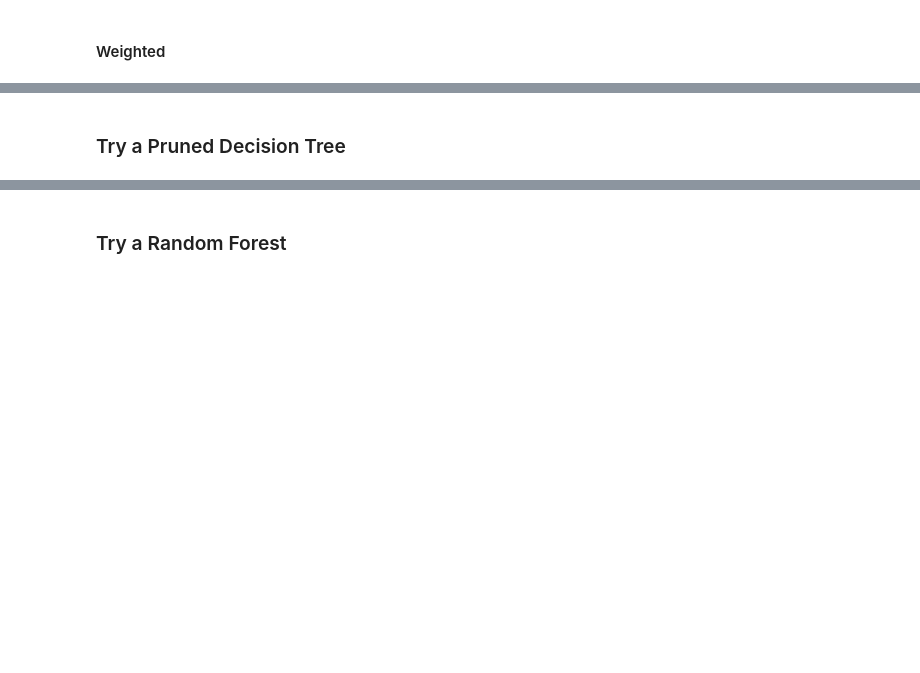
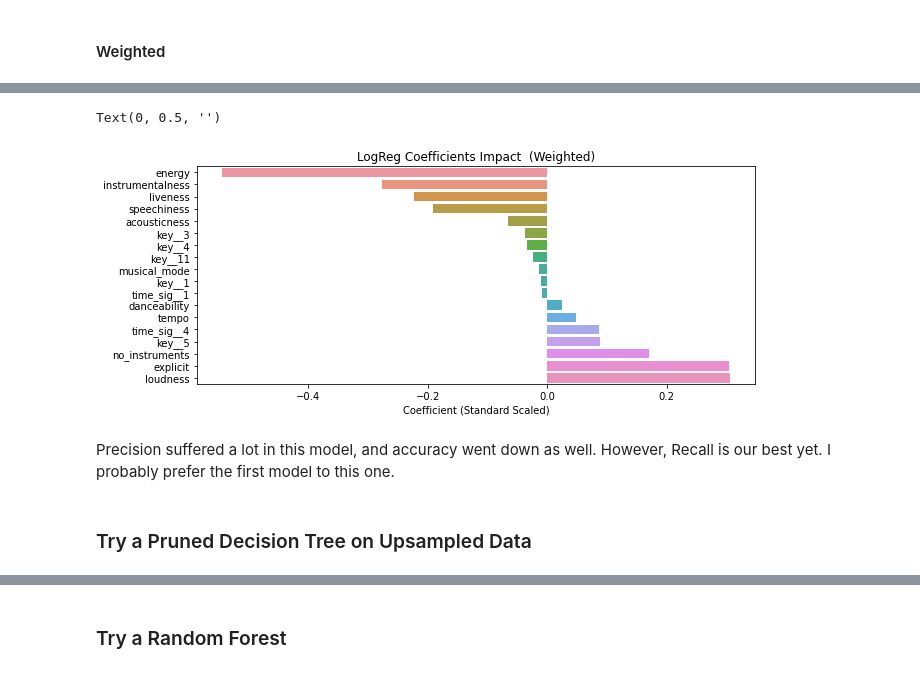
Before and after one commit to bmccabe96/Spotify_Popularity_Classification, a Jupyter notebook: Rap_Modeling.ipynb, the cells around one changed output, grey strips where cells are left out. Saved outputs shown, nothing was run; the diff lists cells and outputs as text; code cells hidden in the pictures; blank space fills up the shorter version.

```diff
--- a/Rap_Modeling.ipynb
+++ b/Rap_Modeling.ipynb
@@ -96,2 +147,8 @@ weighted avg       0.67      0.67      0.66       309
 # %% [markdown]
 #### Weighted
+# %%
+lr_clf_weighted = LogisticRegressionCV(solver='liblinear', class_weight='balanced', Cs = [.001,.01,.1,1,10,100],
+                                      cv=10, penalty='l1', scoring = 'f1', max_iter=10000,
+                                       verbose=True, n_jobs=-1)
+# %%
+lr_clf_weighted.fit(X_train_scaled, y_train)
@@ -98,2 +190,21 @@ weighted avg       0.67      0.67      0.66       309
+# %%
+#print(lr_clf_weighted.coef_.reshape(29))
+#print(X.columns)
+features_coefs = zip(X.columns, lr_clf_weighted.coef_.reshape(29))
+coefs_df = pd.DataFrame(features_coefs, columns = ['feature', 'coef'])
+coefs_df = coefs_df.sort_values(by = 'coef')
+# %%
+for_bar = pd.concat([coefs_df.head(11), coefs_df.tail(7)]) ## Non-zero coefficients
+# %%
+plt.figure(figsize=(10,4))
+sns.barplot(x='coef', y='feature', data=for_bar)
+plt.title('LogReg Coefficients Impact  (Weighted)')
+plt.xlabel('Coefficient (Standard Scaled)')
+plt.ylabel('')
+# %% [output]
+Text(0, 0.5, '')
+[figure, added]
+# %% [markdown]
+Precision suffered a lot in this model, and accuracy went down as well. However, Recall is our best yet. I probably prefer the first model to this one.
 # %% [markdown]
-### Try a Pruned Decision Tree
+### Try a Pruned Decision Tree on Upsampled Data
```
Also changed, not shown: parts of 32 cells of this notebook.
